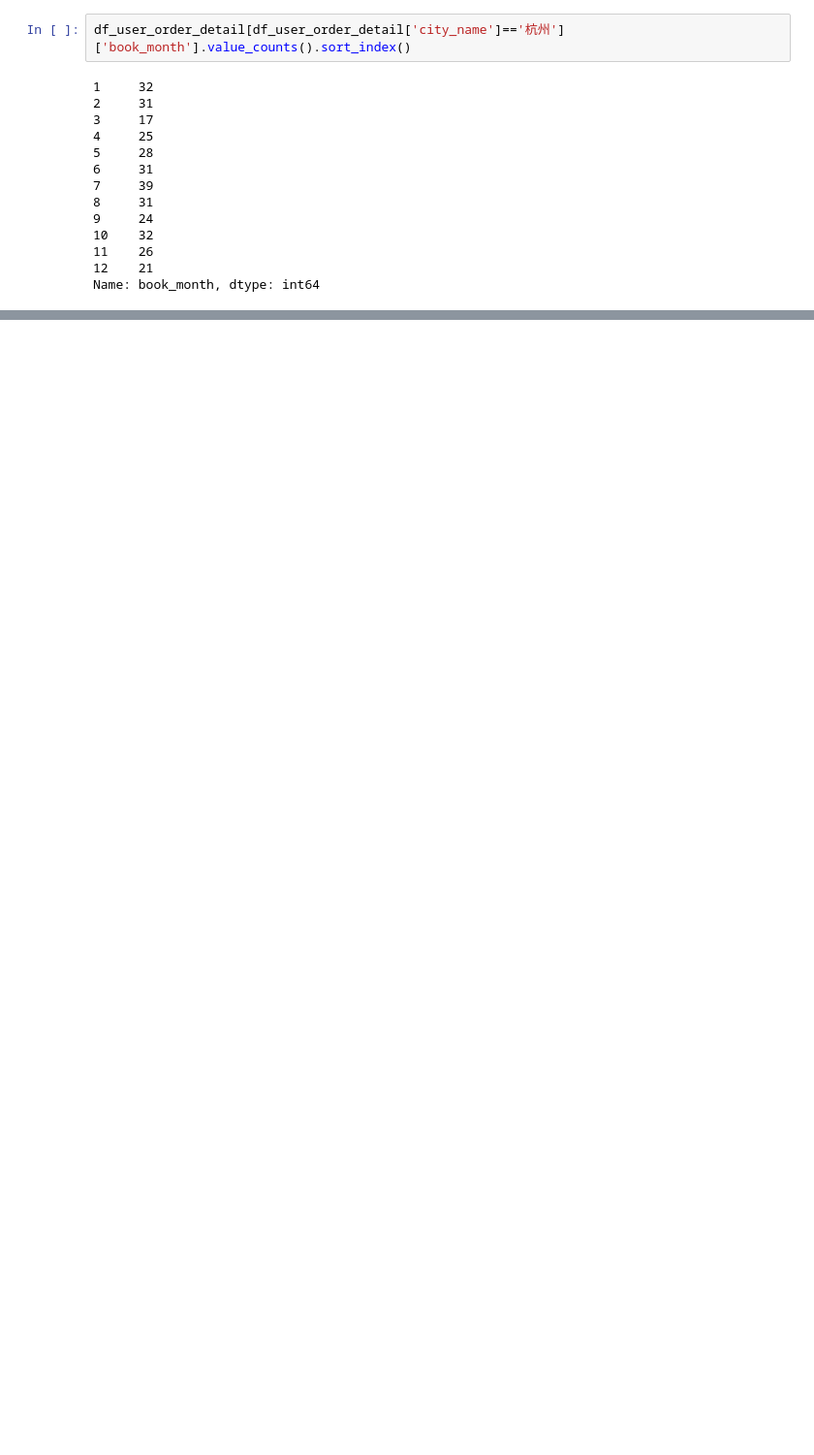
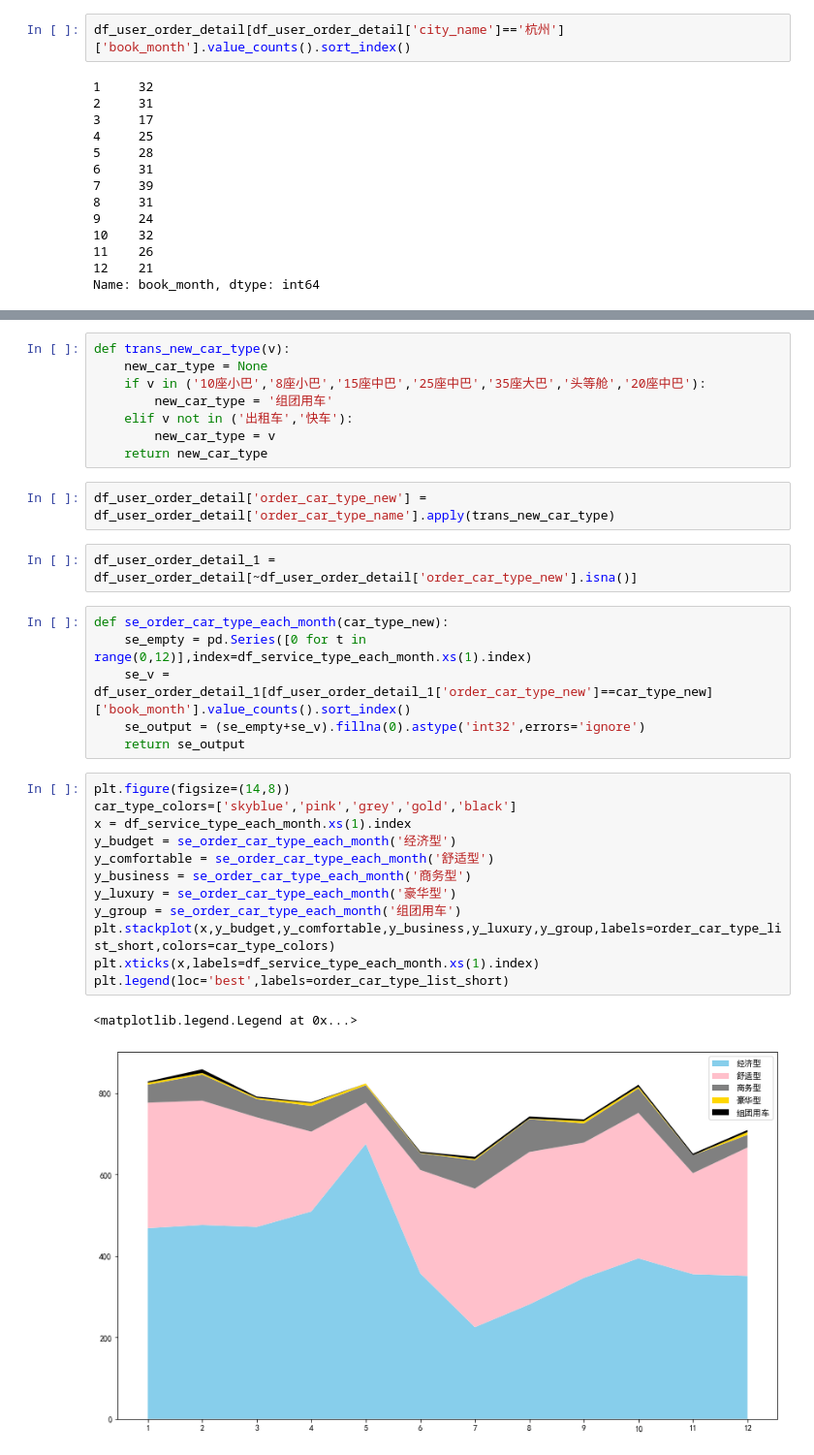
Before and after one commit to xinruigoalForTrain/car_order_analyse, a Jupyter notebook: car_order_analyse.ipynb, the cells around one changed output, grey strips where cells are left out. Shown at 97% size. Cells and saved outputs as stored; diff of their text form; blank space fills up the shorter version.

```diff
--- a/car_order_analyse.ipynb
+++ b/car_order_analyse.ipynb
@@ -318,0 +427,33 @@ for j,city in enumerate(list_order_city_top10):
+# %%
+def trans_new_car_type(v):
+    new_car_type = None
+    if v in ('10座小巴','8座小巴','15座中巴','25座中巴','35座大巴','头等舱','20座中巴'):
+        new_car_type = '组团用车'
+    elif v not in ('出租车','快车'):
+        new_car_type = v
+    return new_car_type
+# %%
+df_user_order_detail['order_car_type_new'] = df_user_order_detail['order_car_type_name'].apply(trans_new_car_type)
+# %%
+df_user_order_detail_1 = df_user_order_detail[~df_user_order_detail['order_car_type_new'].isna()]
+# %%
+def se_order_car_type_each_month(car_type_new):
+    se_empty = pd.Series([0 for t in range(0,12)],index=df_service_type_each_month.xs(1).index)
+    se_v = df_user_order_detail_1[df_user_order_detail_1['order_car_type_new']==car_type_new]['book_month'].value_counts().sort_index()
+    se_output = (se_empty+se_v).fillna(0).astype('int32',errors='ignore')
+    return se_output
+# %%
+plt.figure(figsize=(14,8))
+car_type_colors=['skyblue','pink','grey','gold','black']
+x = df_service_type_each_month.xs(1).index
+y_budget = se_order_car_type_each_month('经济型')
+y_comfortable = se_order_car_type_each_month('舒适型')
+y_business = se_order_car_type_each_month('商务型')
+y_luxury = se_order_car_type_each_month('豪华型')
+y_group = se_order_car_type_each_month('组团用车')
+plt.stackplot(x,y_budget,y_comfortable,y_business,y_luxury,y_group,labels=order_car_type_list_short,colors=car_type_colors)
+plt.xticks(x,labels=df_service_type_each_month.xs(1).index)
+plt.legend(loc='best',labels=order_car_type_list_short)
+# %% [output]
+<matplotlib.legend.Legend at 0x...>
+[figure, added]
```
Also changed, not shown: parts of 40 cells of this notebook.
